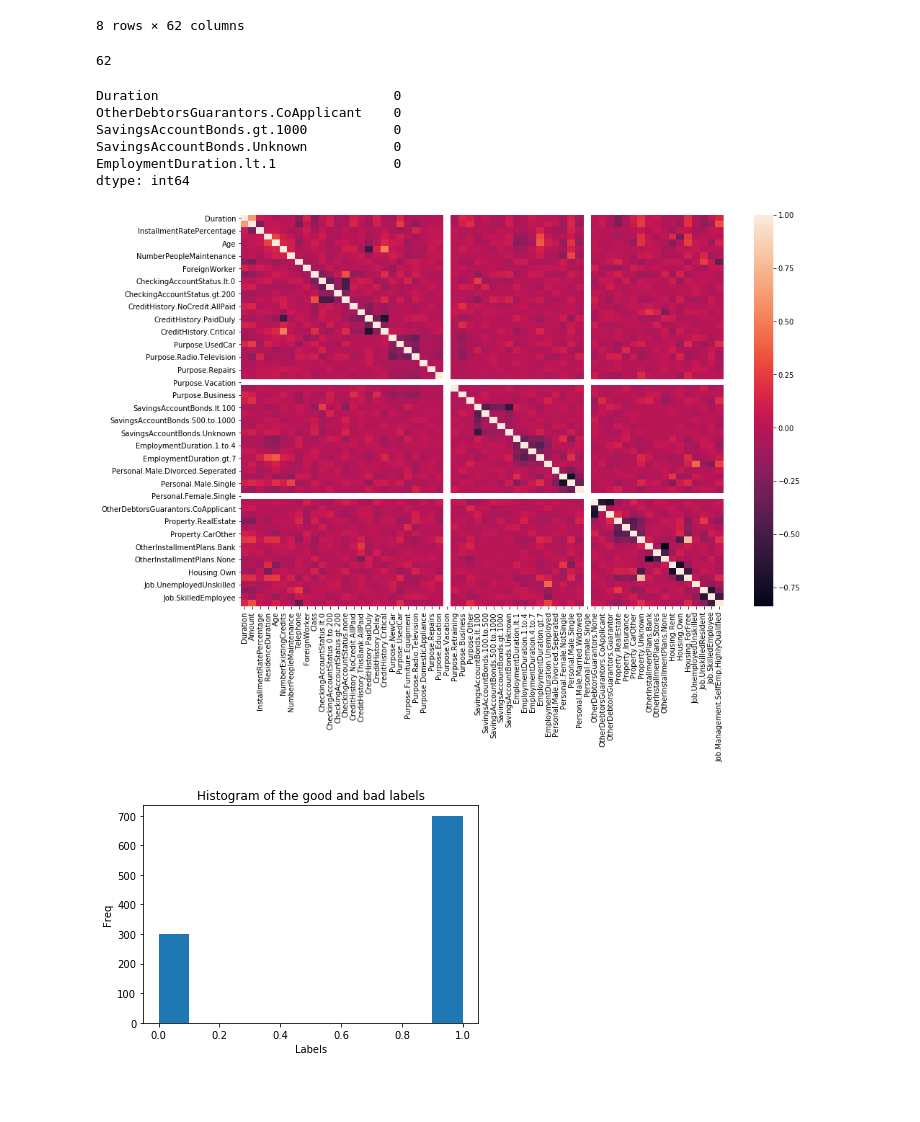
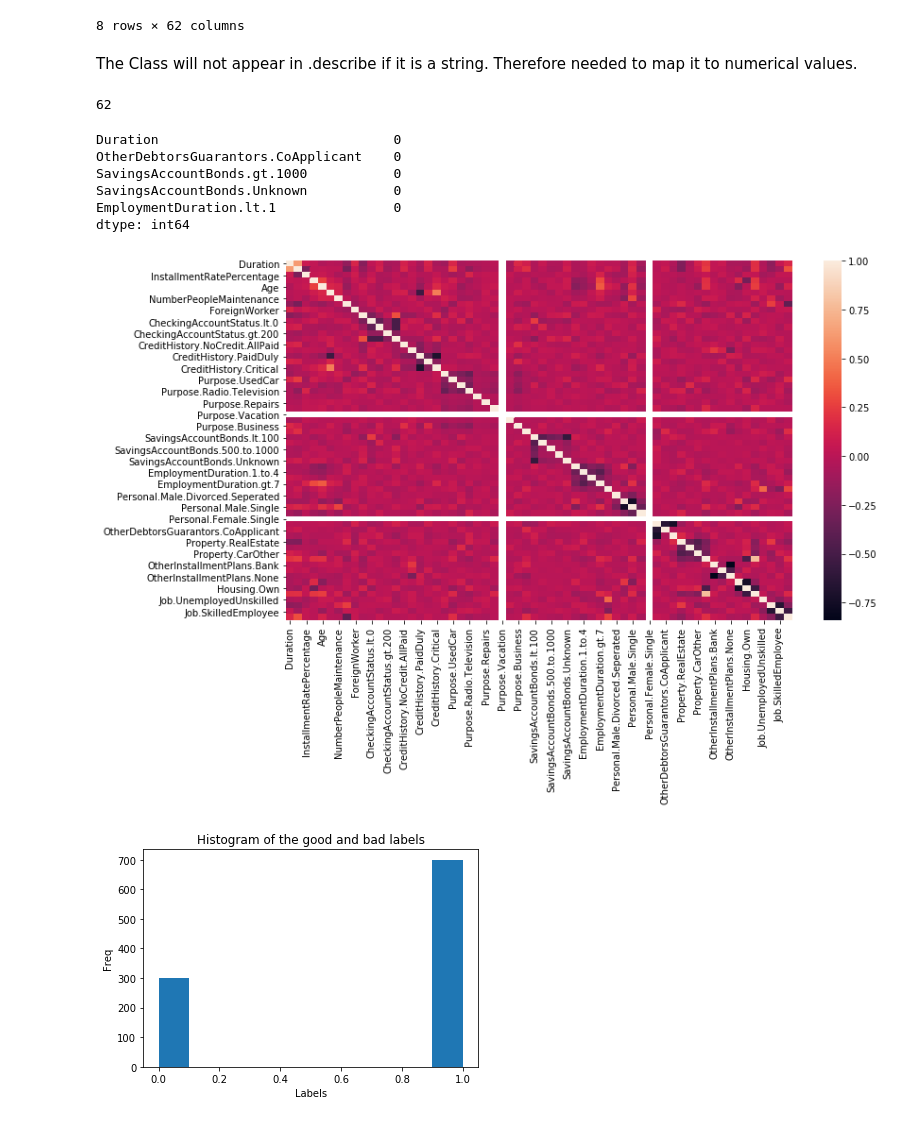
Before and after one commit to zzc01/mec-mini-projects, a Jupyter notebook: mec-13.5.1-tree-based-algorithms-mini-project/Mini_Project_Tree-Based_Algorithms.ipynb, the cells around one changed output. Cells and saved outputs as stored; diff of their text form; code cells hidden in the pictures; blank space fills up the shorter version.

```diff
--- a/mec-13.5.1-tree-based-algorithms-mini-project/Mini_Project_Tree-Based_Algorithms.ipynb
+++ b/mec-13.5.1-tree-based-algorithms-mini-project/Mini_Project_Tree-Based_Algorithms.ipynb
@@ -106,11 +126,12 @@ df.describe()
 | 75% | 24.000000 | 3972.250000 | 4.000000 | 4.000000 | 42.000000 | 2.000000 | ... |
 | max | 72.000000 | 18424.000000 | 4.000000 | 4.000000 | 75.000000 | 4.000000 | ... |
 8 rows × 62 columns
-# %%
-# The Class columns is not described if it is a string
-len(df.describe().columns)
-# %% [output]
-62
+# %% [markdown]
+The Class will not appear in .describe if it is a string. Therefore needed to map it to numerical values.
+# %%
+len(df.describe().columns)
+# %% [output]
+62
 # %%
 df.isna().sum().sort_values(ascending=False).head()
 # %% [output]
@@ -121,12 +142,12 @@ SavingsAccountBonds.Unknown           0
 EmploymentDuration.lt.1               0
 dtype: int64
 # %%
-fig, ax = plt.subplots(figsize=(15, 10))
+fig, ax = plt.subplots(figsize=(12, 7))
 tc = df.corr()
 sns.heatmap(tc, ax=ax)
 plt.show()
 # %% [output]
-[figure, old version]
+[figure, new version]
 # %%
 df_labels = df['Class']
 # %%
```
Also changed, not shown: parts of 68 cells of this notebook, 1 other file.
